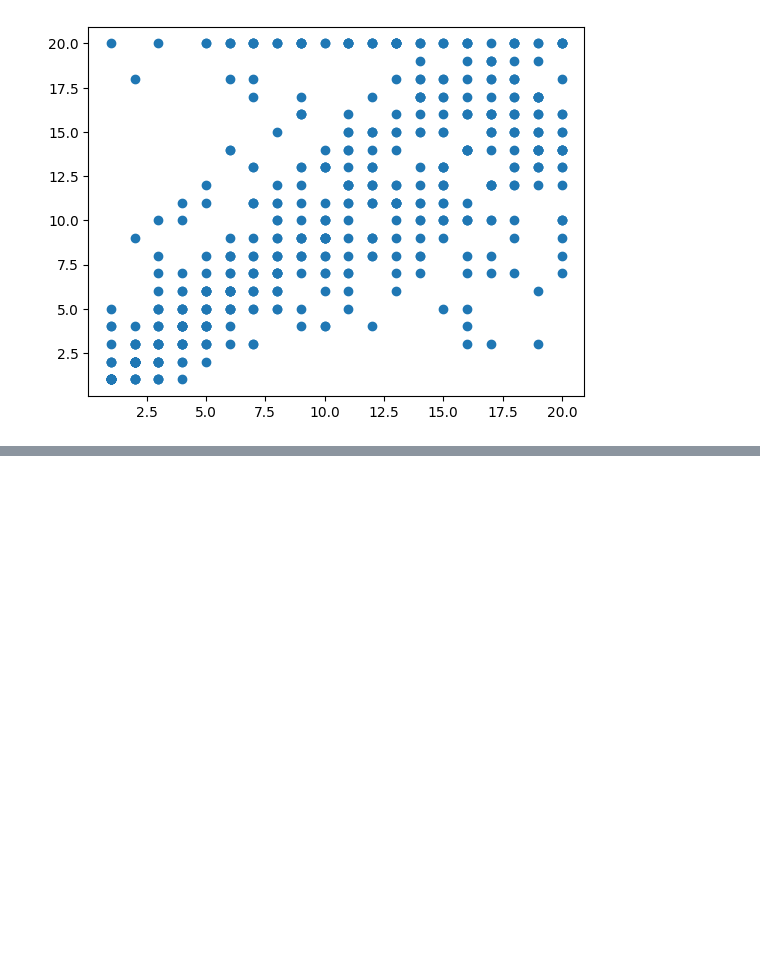
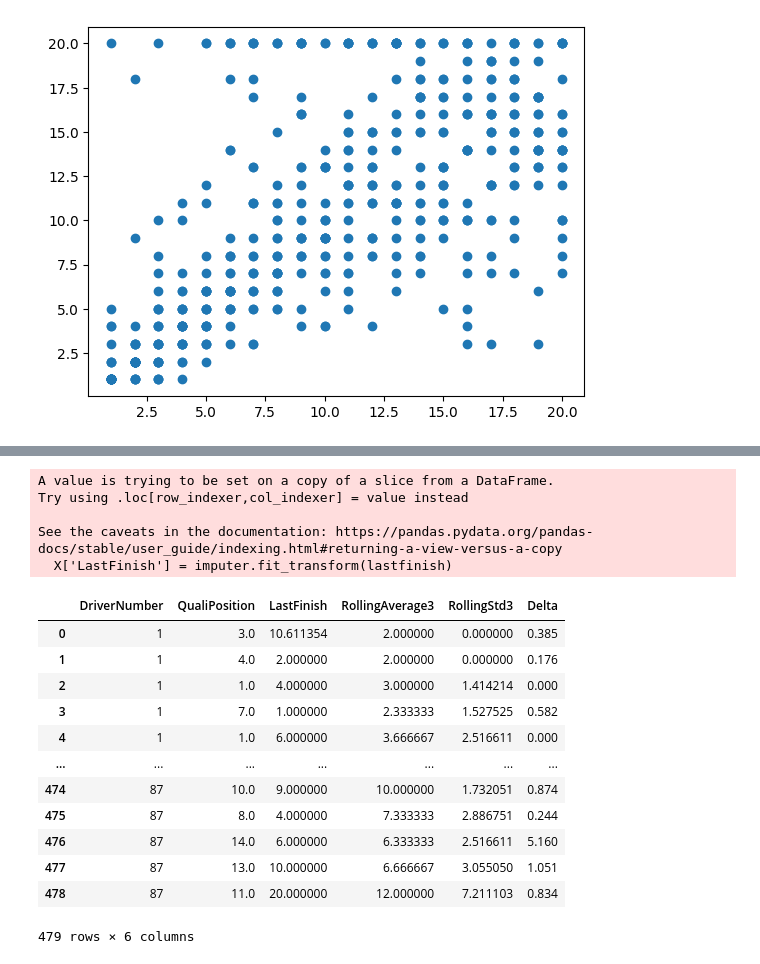
Before and after one commit to jifor/F1-Prediction-Project, a Jupyter notebook: model_testing.ipynb, the cells around one changed output, grey strips where cells are left out. Saved outputs shown, nothing was run; the diff lists cells and outputs as text; code cells hidden in the pictures; blank space fills up the shorter version.

```diff
--- a/model_testing.ipynb
+++ b/model_testing.ipynb
@@ -634,0 +657,4 @@ plt.scatter(df2['Position_y'], df2['Position_x'])
+# %%
+X = df[['DriverNumber', 'QualiPosition', 'LastFinish', 'RollingAverage3', 'RollingStd3', 'Delta']]
+y = df['Position']
+y
@@ -634,0 +684,29 @@ plt.scatter(df2['Position_y'], df2['Position_x'])
+# %%
+from sklearn.impute import SimpleImputer
+import numpy as np
+
+imputer = SimpleImputer(strategy='mean')
+lastfinish = np.array(X['LastFinish'])
+lastfinish = lastfinish.reshape(-1, 1)
+X['LastFinish'] = imputer.fit_transform(lastfinish)
+X
+# lastfinish
+# %% [output]
+A value is trying to be set on a copy of a slice from a DataFrame.
+Try using .loc[row_indexer,col_indexer] = value instead
+
+See the caveats in the documentation: https://pandas.pydata.org/pandas-docs/stable/user_guide/indexing.html#returning-a-view-versus-a-copy
+  X['LastFinish'] = imputer.fit_transform(lastfinish)
+|  | DriverNumber | QualiPosition | LastFinish | RollingAverage3 | RollingStd3 | Delta |
+| 0 | 1 | 3.0 | 10.611354 | 2.000000 | 0.000000 | 0.385 |
+| 1 | 1 | 4.0 | 2.000000 | 2.000000 | 0.000000 | 0.176 |
+| 2 | 1 | 1.0 | 4.000000 | 3.000000 | 1.414214 | 0.000 |
+| 3 | 1 | 7.0 | 1.000000 | 2.333333 | 1.527525 | 0.582 |
+| 4 | 1 | 1.0 | 6.000000 | 3.666667 | 2.516611 | 0.000 |
+| ... | ... | ... | ... | ... | ... | ... |
+| 474 | 87 | 10.0 | 9.000000 | 10.000000 | 1.732051 | 0.874 |
+| 475 | 87 | 8.0 | 4.000000 | 7.333333 | 2.886751 | 0.244 |
+| 476 | 87 | 14.0 | 6.000000 | 6.333333 | 2.516611 | 5.160 |
+| 477 | 87 | 13.0 | 10.000000 | 6.666667 | 3.055050 | 1.051 |
+| 478 | 87 | 11.0 | 20.000000 | 12.000000 | 7.211103 | 0.834 |
+479 rows × 6 columns
```
Also changed, not shown: parts of 9 cells of this notebook.
